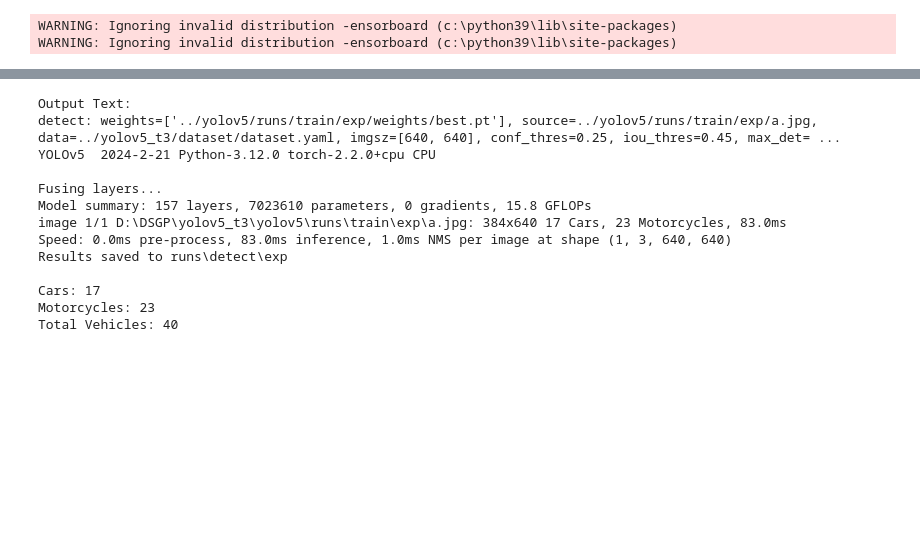
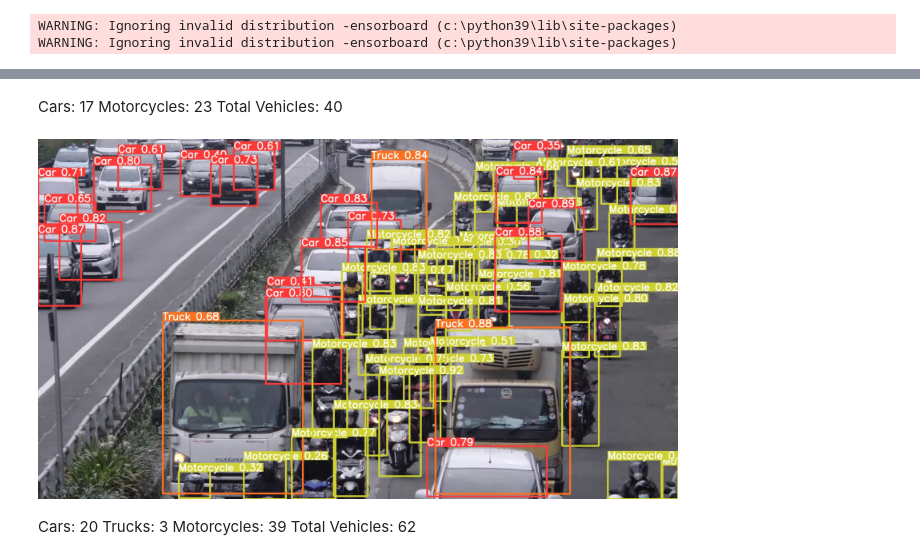
Before and after one commit to ThenumiSedara/Smart-Traffic-Light-Management-System, a Jupyter notebook: yolov5_t3/object_detection_yolov5.ipynb, the cells around one changed output, grey strips where cells are left out. Drawn from its saved outputs; the diff is of its cells as text; code cells hidden in the pictures; blank space fills up the shorter version.

Commit message:
changed the code to detect vehicles in multiple vehicles in a single run

```diff
--- a/yolov5_t3/object_detection_yolov5.ipynb
+++ b/yolov5_t3/object_detection_yolov5.ipynb
@@ -204,56 +250,2 @@ Results saved to runs\detect\exp
 # %% [output]
 [figure]
-# %%
-import subprocess
-import re
-import os
-
-# Directory where the YOLOv5 detection script is located
-script_directory = "../yolov5/"
-
-# Run the command and capture its output
-command = 'python detect.py --source ../yolov5/runs/train/exp/a.jpg --data ../yolov5_t3/dataset/dataset.yaml --weights ../yolov5/runs/train/exp/weights/best.pt'
-process = subprocess.Popen(command.split(), cwd=script_directory, stdout=subprocess.PIPE, stderr=subprocess.PIPE)
-output, error = process.communicate()
-
-# Decode the output and error messages
-output_text = error.decode('utf-8')
-
-# Print the output and error messages
-print("Output Text:")
-print(output_text)
-
-# Define a regex pattern to match the vehicle counts
-pattern = r'(\d+) (Cars|Motorcycles|Buses|Trucks|Ambulances)'
-
-# Use regex to find all matches in the output text
-matches = re.findall(pattern, output_text)
-
-# Initialize a dictionary to store vehicle counts
-vehicle_counts = {}
-
-# Extract vehicle counts from the matches
-for count, vehicle_type in matches:
-    vehicle_counts[vehicle_type] = int(count)
-
-# Display vehicle counts
-total_count = 0
-for vehicle_type, count in vehicle_counts.items():
-    print(f"{vehicle_type}: {count}")
-    total_count += count
-
-print(f"Total Vehicles: {total_count}")
-# %% [output]
-Output Text:
-detect: weights=['../yolov5/runs/train/exp/weights/best.pt'], source=../yolov5/runs/train/exp/a.jpg, data=../yolov5_t3/dataset/dataset.yaml, imgsz=[640, 640], conf_thres=0.25, iou_thres=0.45, max_det= ...
-YOLOv5  2024-2-21 Python-3.12.0 torch-2.2.0+cpu CPU
-
-Fusing layers...
-Model summary: 157 layers, 7023610 parameters, 0 gradients, 15.8 GFLOPs
-image 1/1 D:\DSGP\yolov5_t3\yolov5\runs\train\exp\a.jpg: 384x640 17 Cars, 23 Motorcycles, 83.0ms
-Speed: 0.0ms pre-process, 83.0ms inference, 1.0ms NMS per image at shape (1, 3, 640, 640)
-Results saved to runs\detect\exp
-
-Cars: 17
-Motorcycles: 23
-Total Vehicles: 40
@@ -281,0 +252,13 @@ Total Vehicles: 40
+# %% [markdown]
+Cars: 17
+Motorcycles: 23
+Total Vehicles: 40
+# %%
+Image(filename='../yolov5/runs/detect/exp2/b.jpg', width=640)
+# %% [output]
+[figure, added]
+# %% [markdown]
+Cars: 20
+Trucks: 3
+Motorcycles: 39
+Total Vehicles: 62
```
Also changed, not shown: parts of 14 cells of this notebook.
